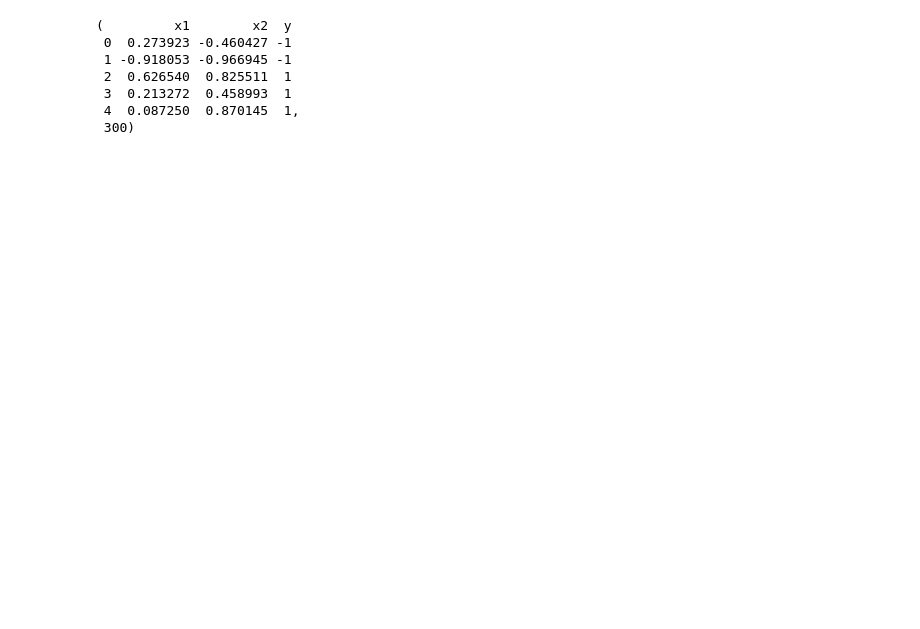
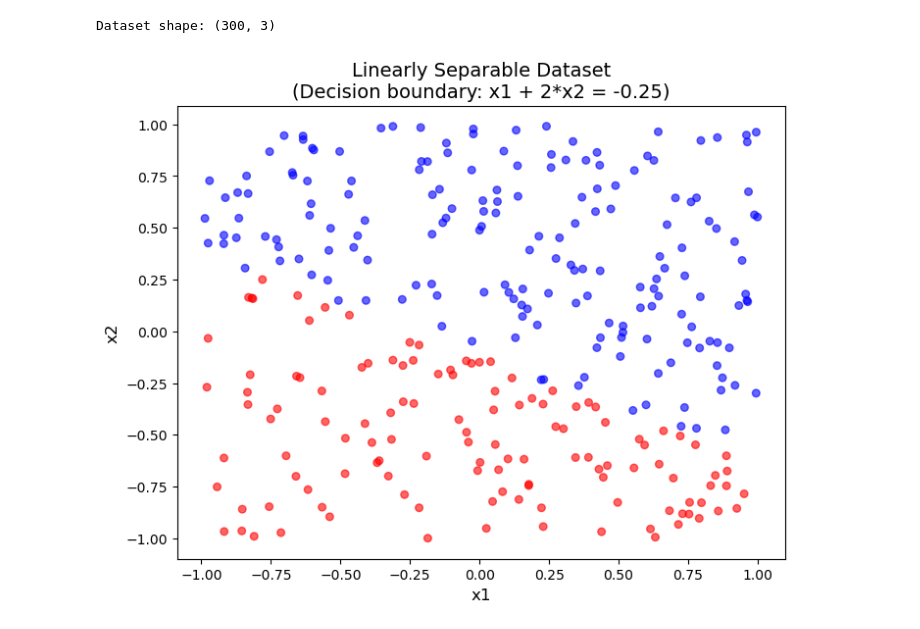
Before and after one commit to tjpel/AIHC-5010-Winter-2026, a Jupyter notebook: perceptron_assign.ipynb, the cells around one changed output. Saved outputs shown, nothing was run; the diff lists cells and outputs as text; code cells hidden in the pictures; blank space fills up the shorter version.

```diff
--- a/perceptron_assign.ipynb
+++ b/perceptron_assign.ipynb
@@ -4,18 +5,24 @@ import numpy as np
 # %%
-#GPT-5 Code to make a linearly seperable dataset (x1 + 2x2 = -0.25)
+# Generate a linearly separable dataset
+# Decision boundary: x1 + 2*x2 = -0.25
+# Points where x1 + 2*x2 > -0.25 are labeled as +1, otherwise -1
 rng = np.random.default_rng(0)
 n = 300
 X = rng.uniform(-1, 1, size=(n, 2))
 y = np.where(X[:, 0] + (2*X[:, 1]) > -0.25, 1, -1)
 
 df = pd.DataFrame({"x1": X[:, 0], "x2": X[:, 1], "y": y})
-df.head(), len(df)
+print(f"Dataset shape: {df.shape}")
+
+# Visualize the linearly separable dataset
+plt.figure(figsize=(8, 6))
+colors = ['red' if label == -1 else 'blue' for label in df['y']]
+plt.scatter(df['x1'], df['x2'], c=colors, alpha=0.6, s=30)
+plt.xlabel('x1', fontsize=12)
+plt.ylabel('x2', fontsize=12)
+plt.title('Linearly Separable Dataset\n(Decision boundary: x1 + 2*x2 = -0.25)', fontsize=14)
+plt.show()
 # %% [output]
-(         x1        x2  y
- 0  0.273923 -0.460427 -1
- 1 -0.918053 -0.966945 -1
- 2  0.626540  0.825511  1
- 3  0.213272  0.458993  1
- 4  0.087250  0.870145  1,
- 300)
+Dataset shape: (300, 3)
+[figure, added]
 # %%
```
Also changed, not shown: parts of 3 cells of this notebook, 1 other file.
